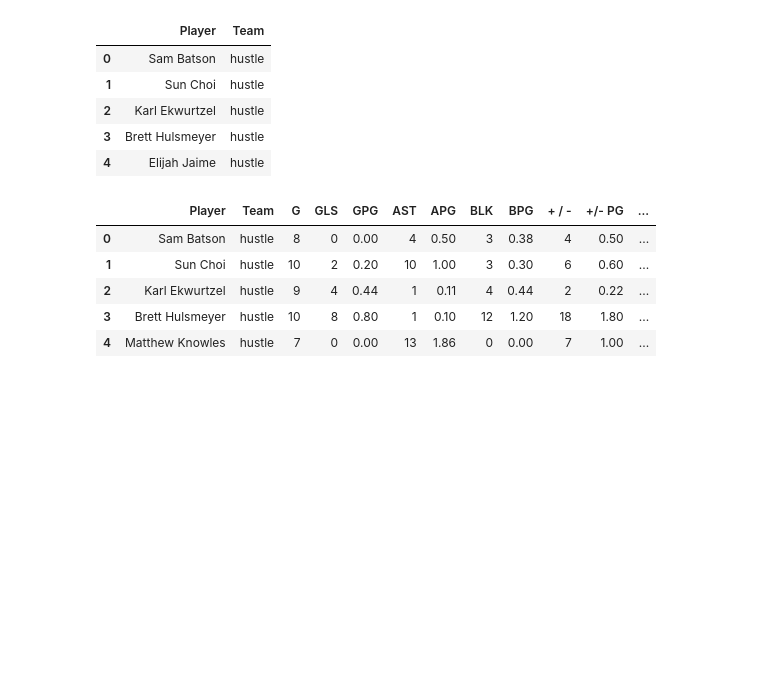
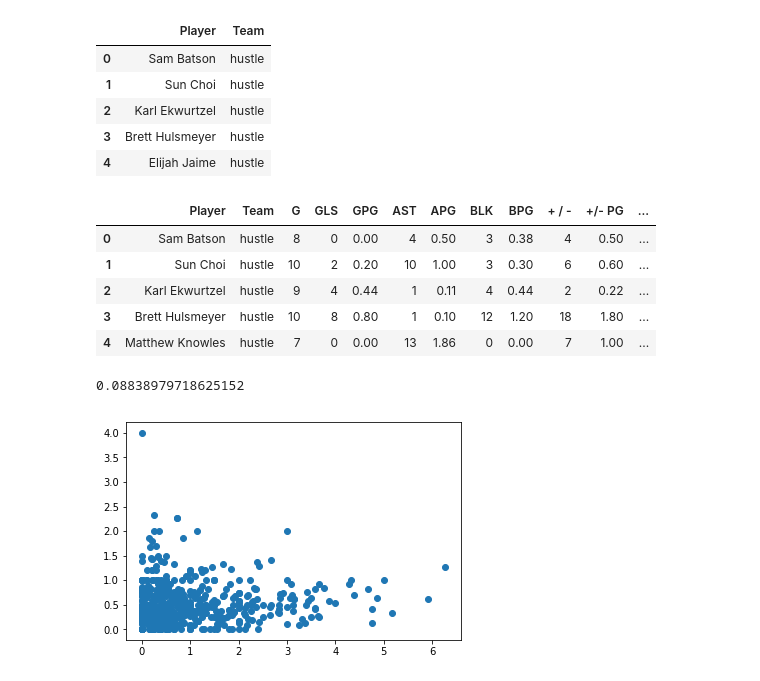
Before and after one commit to Samcfuchs/2950, a Jupyter notebook: notebooks/leo.ipynb, the cells around one changed output. Saved outputs shown, nothing was run; the diff lists cells and outputs as text; code cells hidden in the pictures; blank space fills up the shorter version.

```diff
--- a/notebooks/leo.ipynb
+++ b/notebooks/leo.ipynb
@@ -66,0 +69,7 @@ data.head()
+# %%
+print(np.corrcoef(data['APG'], data['BPG'])[0][1])
+plt.scatter(data['APG'], data['BPG'])
+plt.show()
+# %% [output]
+0.08838979718625152
+[figure, added]
```
Also changed, not shown: parts of 11 cells of this notebook.
